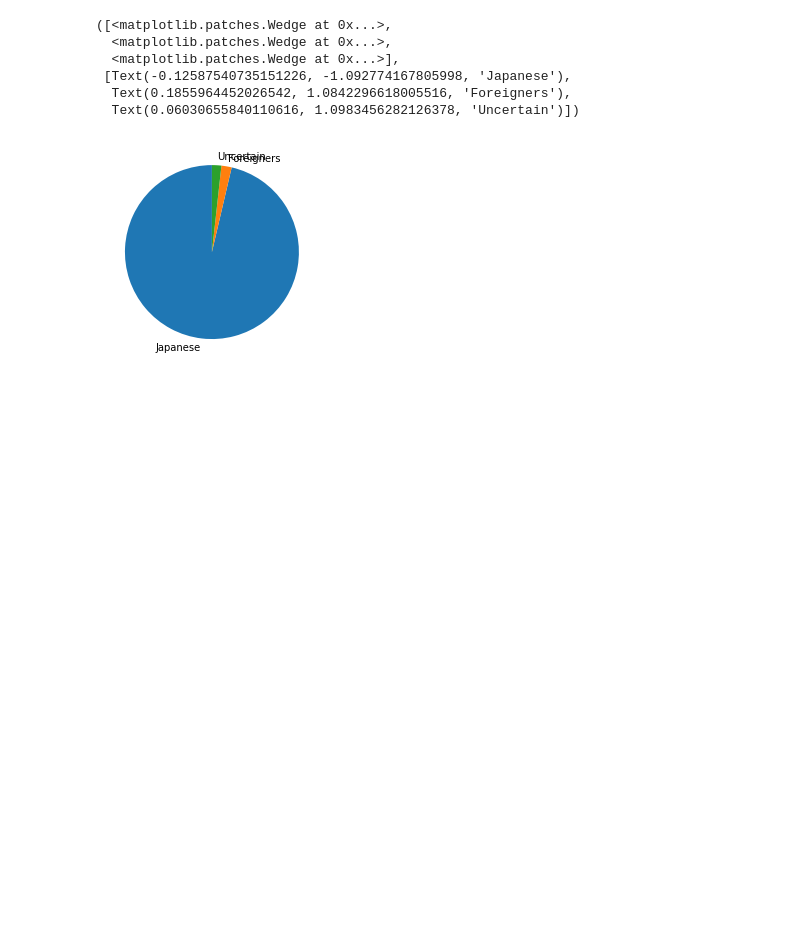
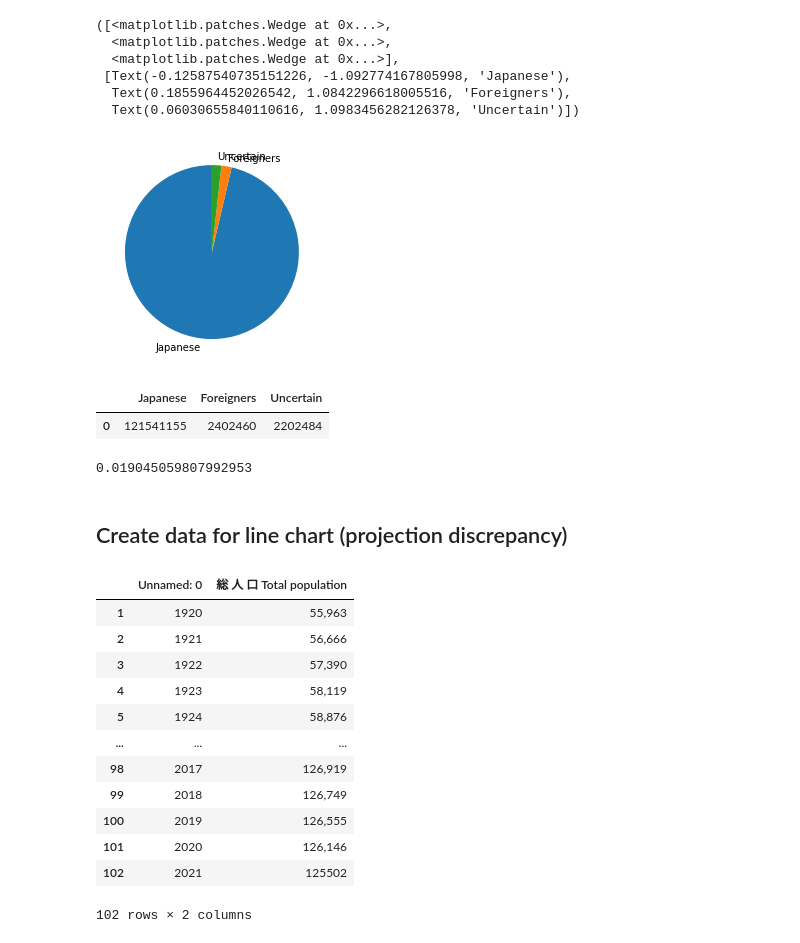
Before and after one commit to ayakow1/CAPP30239_FA22, a Jupyter notebook: data/data_clean.ipynb, the cells around one changed output. Cells and saved outputs as stored; diff of their text form; code cells hidden in the pictures; blank space fills up the shorter version.

```diff
--- a/data/data_clean.ipynb
+++ b/data/data_clean.ipynb
@@ -524,5 +573,17 @@ plt.pie(np.array(foreigners).flatten(), startangle = 90,labels=foreigners.column
   Text(0.1855964452026542, 1.0842296618005516, 'Foreigners'),
   Text(0.06030655840110616, 1.0983456282126378, 'Uncertain')])
 [figure]
+# %%
+foreigners
+# %% [output]
+|  | Japanese | Foreigners | Uncertain |
+| 0 | 121541155 | 2402460 | 2202484 |
+# %%
+foreigners = foreigners.astype('int32')
+foreigners.iloc[0,1]/foreigners.iloc[0,:].sum()
+# %% [output]
+0.019045059807992953
 # %%
 foreigners.to_csv('foreigners.csv',index=False)
+# %% [markdown]
+## Create data for line chart (projection discrepancy)
@@ -528,0 +606,18 @@ foreigners.to_csv('foreigners.csv',index=False)
+# %%
+pop = pd.read_csv('../week_03/data/population.csv', dtype='object')
+pop = pop.iloc[1:, :2]
+pop
+# %% [output]
+|  | Unnamed: 0 | 総 人 口 Total population |
+| 1 | 1920 | 55,963 |
+| 2 | 1921 | 56,666 |
+| 3 | 1922 | 57,390 |
+| 4 | 1923 | 58,119 |
+| 5 | 1924 | 58,876 |
+| ... | ... | ... |
+| 98 | 2017 | 126,919 |
+| 99 | 2018 | 126,749 |
+| 100 | 2019 | 126,555 |
+| 101 | 2020 | 126,146 |
+| 102 | 2021 | 125502 |
+102 rows × 2 columns
```
Also changed, not shown: parts of 16 cells of this notebook, 12 other files.
